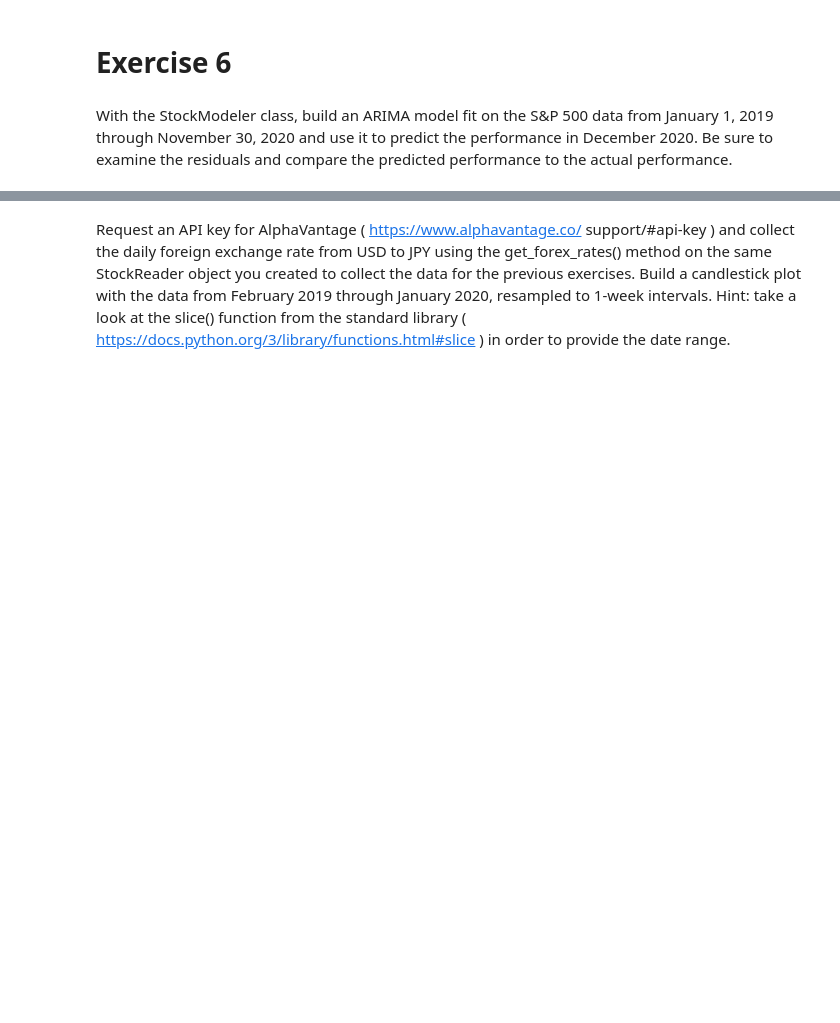
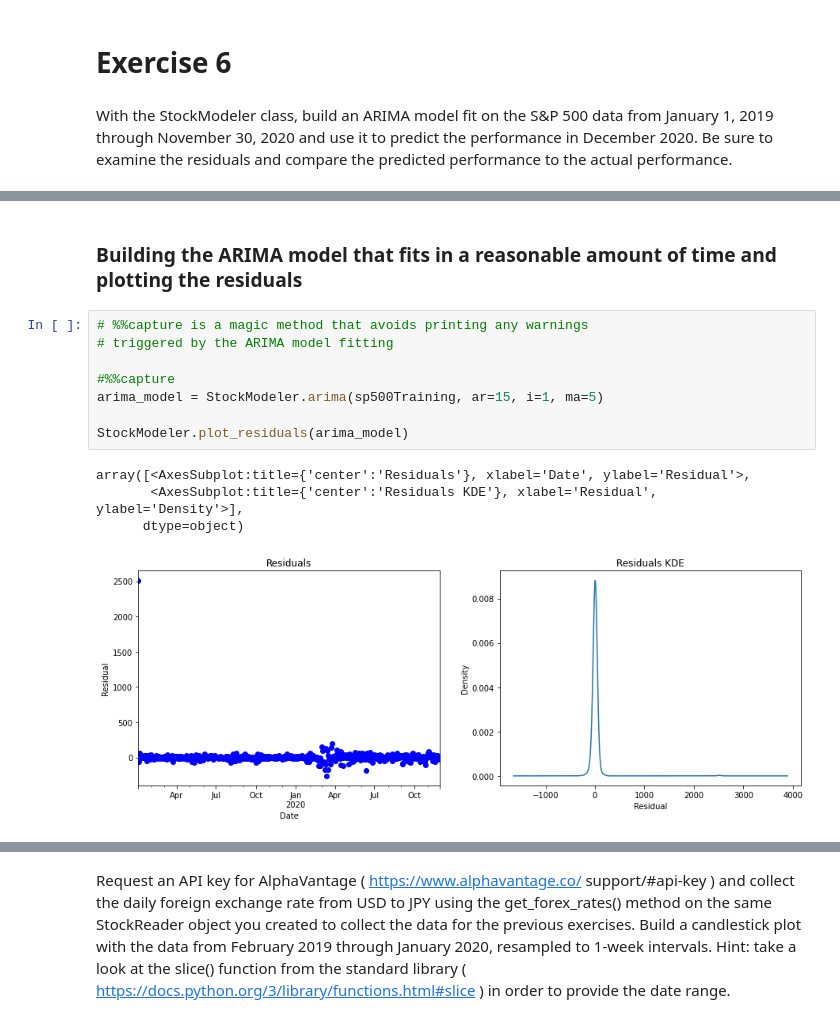
Before and after one commit to will-i-amv-books/Hands-On-Data-Analysis-with-Pandas-2nd-edition, a Jupyter notebook: ch_07/exercises.ipynb, the cells around one changed output, grey strips where cells are left out. Cells and saved outputs as stored; diff of their text form; blank space fills up the shorter version.

```diff
--- a/ch_07/exercises.ipynb
+++ b/ch_07/exercises.ipynb
@@ -261,0 +278,15 @@ predicted performance to the actual performance.
+# %% [markdown]
+### Building the  ARIMA model that fits in a reasonable amount of time and plotting the residuals
+# %%
+# %%capture is a magic method that avoids printing any warnings
+# triggered by the ARIMA model fitting
+
+#%%capture
+arima_model = StockModeler.arima(sp500Training, ar=15, i=1, ma=5)
+
+StockModeler.plot_residuals(arima_model)
+# %% [output]
+array([<AxesSubplot:title={'center':'Residuals'}, xlabel='Date', ylabel='Residual'>,
+       <AxesSubplot:title={'center':'Residuals KDE'}, xlabel='Residual', ylabel='Density'>],
+      dtype=object)
+[figure, added]
```
Also changed, not shown: parts of 7 cells of this notebook.
